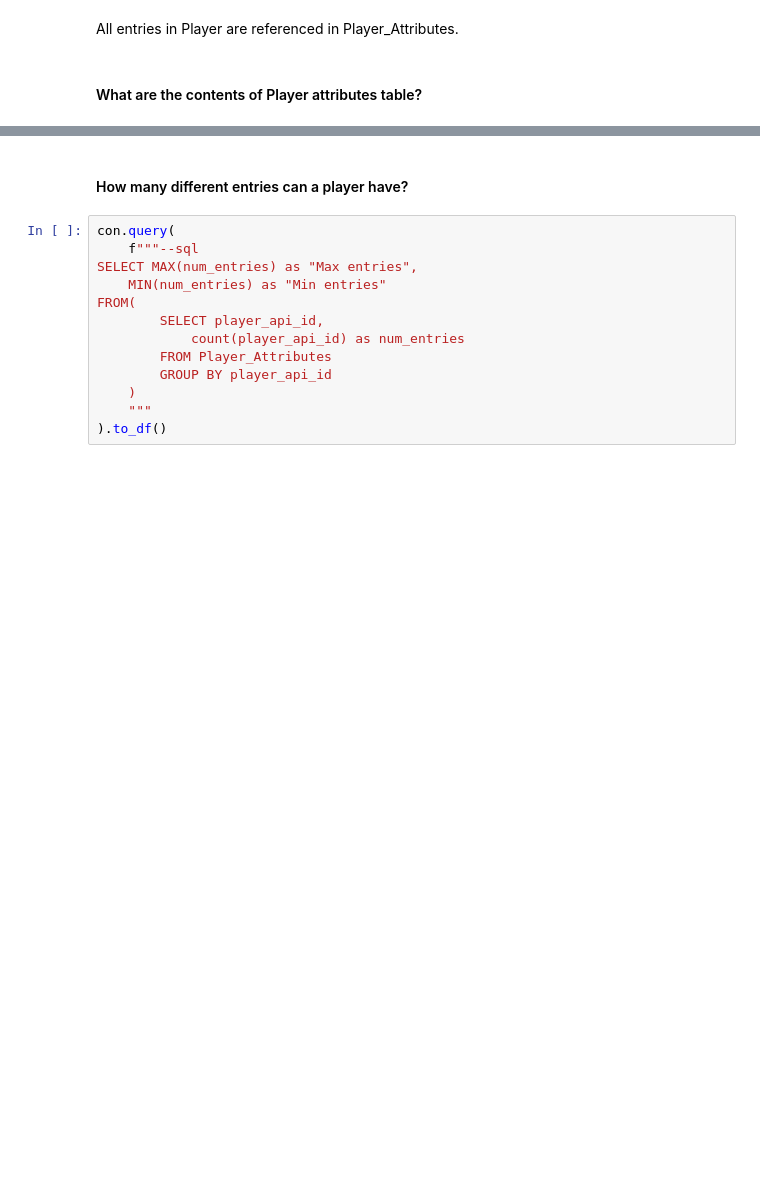
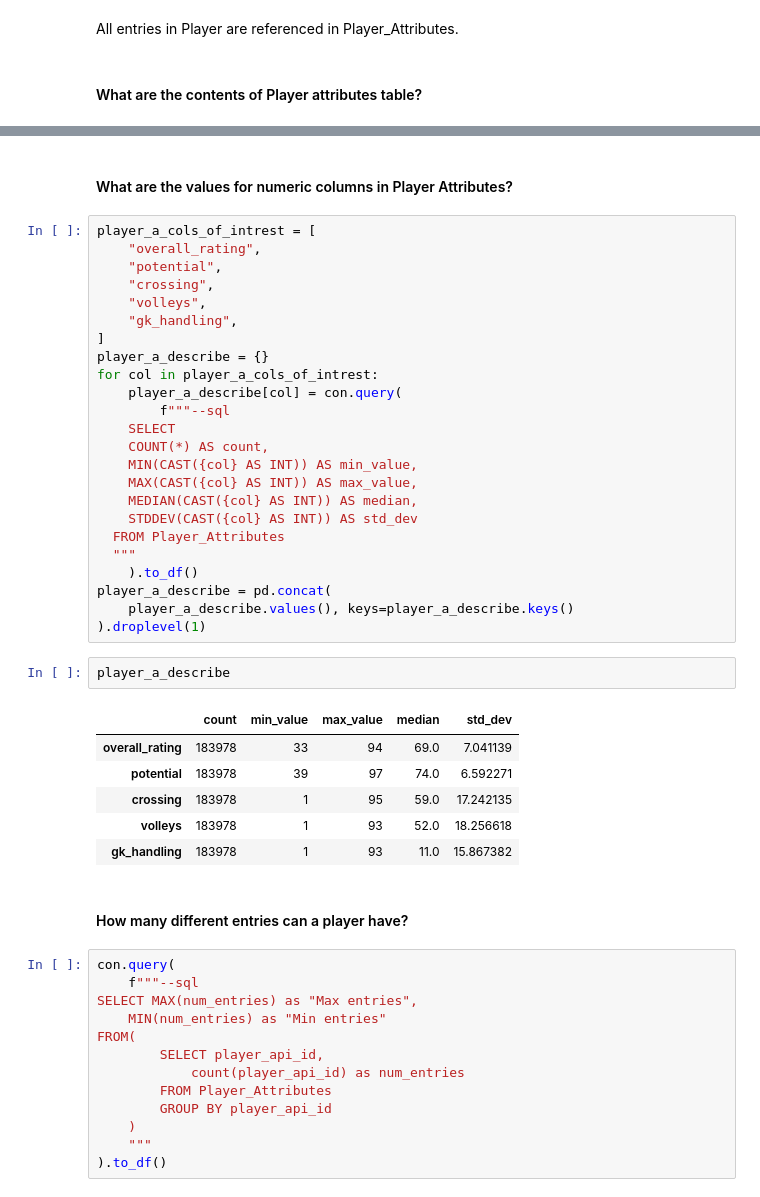
Before and after one commit to gediminas-skvarnavicius/football-db-analysis, a Jupyter notebook: analysis_data_integrity.ipynb, the cells around one changed output, grey strips where cells are left out. Saved outputs shown, nothing was run; the diff lists cells and outputs as text; blank space fills up the shorter version.

```diff
--- a/analysis_data_integrity.ipynb
+++ b/analysis_data_integrity.ipynb
@@ -150,6 +150,41 @@ SELECT * from Player_Attributes LIMIT 5"""
 |    3 |               218353 |          505942 | 2015-09-21 00:00:00 |               62 |          66 | right            | medium                | medium                |         49 |          44 |                 71 |              61 |        44 |          51 |      45 |                   39 |             64 |             49 |             60 |             64 |        59 |          47 |        65 |           55 |        58 |        54 |         76 |           35 |           63 |              41 |            45 |       54 |          48 |        65 |                66 |               69 |           6 |            11 |           10 |                8 |             8 |
 |    4 |               218353 |          505942 | 2015-03-20 00:00:00 |               61 |          65 | right            | medium                | medium                |         48 |          43 |                 70 |              60 |        43 |          50 |      44 |                   38 |             63 |             48 |             60 |             64 |        59 |          46 |        65 |           54 |        58 |        54 |         76 |           34 |           62 |              40 |            44 |       53 |          47 |        62 |                63 |               66 |           5 |            10 |            9 |                7 |             7 |
 |    5 |               218353 |          505942 | 2007-02-22 00:00:00 |               61 |          65 | right            | medium                | medium                |         48 |          43 |                 70 |              60 |        43 |          50 |      44 |                   38 |             63 |             48 |             60 |             64 |        59 |          46 |        65 |           54 |        58 |        54 |         76 |           34 |           62 |              40 |            44 |       53 |          47 |        62 |                63 |               66 |           5 |            10 |            9 |                7 |             7 |
+# %% [markdown]
+#### What are the values for numeric columns in Player Attributes?
+# %%
+player_a_cols_of_intrest = [
+    "overall_rating",
+    "potential",
+    "crossing",
+    "volleys",
+    "gk_handling",
+]
+player_a_describe = {}
+for col in player_a_cols_of_intrest:
+    player_a_describe[col] = con.query(
+        f"""--sql
+    SELECT
+    COUNT(*) AS count,
+    MIN(CAST({col} AS INT)) AS min_value,
+    MAX(CAST({col} AS INT)) AS max_value,
+    MEDIAN(CAST({col} AS INT)) AS median,
+    STDDEV(CAST({col} AS INT)) AS std_dev
+  FROM Player_Attributes
+  """
+    ).to_df()
+player_a_describe = pd.concat(
+    player_a_describe.values(), keys=player_a_describe.keys()
+).droplevel(1)
+# %%
+player_a_describe
+# %% [output]
+|  | count | min_value | max_value | median | std_dev |
+| overall_rating | 183978 | 33 | 94 | 69.0 | 7.041139 |
+| potential | 183978 | 39 | 97 | 74.0 | 6.592271 |
+| crossing | 183978 | 1 | 95 | 59.0 | 17.242135 |
+| volleys | 183978 | 1 | 93 | 52.0 | 18.256618 |
+| gk_handling | 183978 | 1 | 93 | 11.0 | 15.867382 |
 # %% [markdown]
 #### How many different entries can a player have?
 # %%
```
Also changed, not shown: 3 other files.
